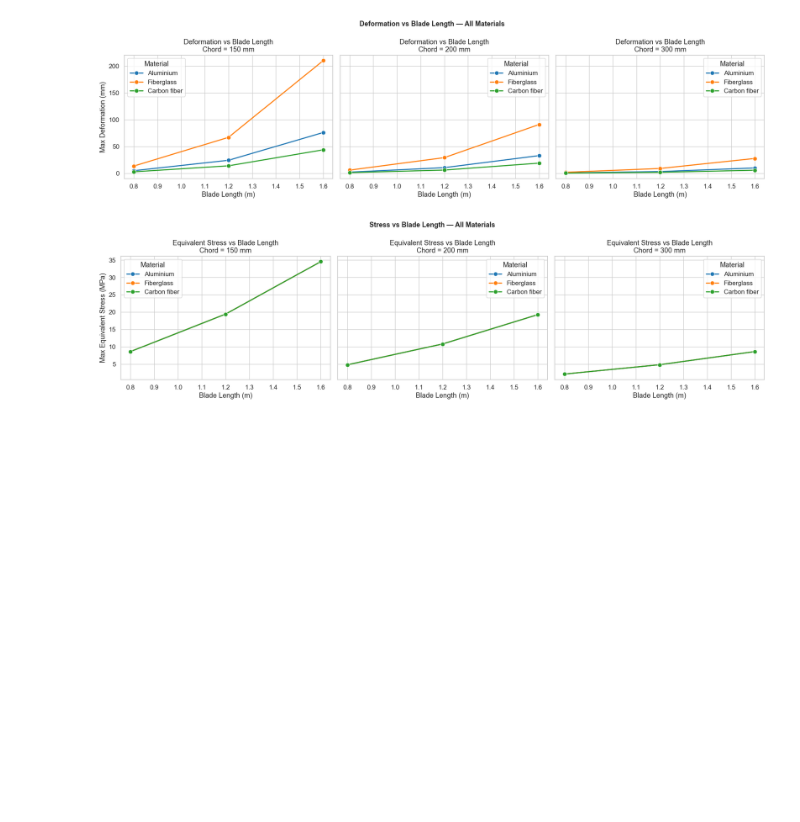
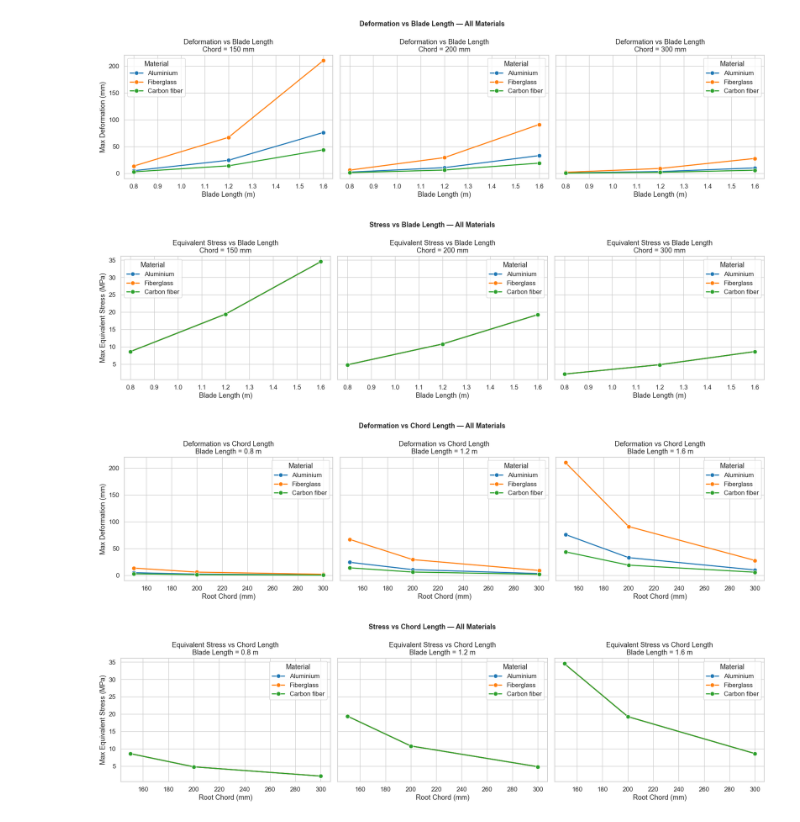
Before and after one commit to AMGhalcyon/Wind_Turbine_Project, a Jupyter notebook: Python/Validation_of_simulations_EDA.ipynb, the cells around one changed output. Saved outputs shown, nothing was run; the diff lists cells and outputs as text; code cells hidden in the pictures; blank space fills up the shorter version.

Commit message:
Fully inspected data, conducted thorough EDA along with correlation analysis, now preparing for ML

```diff
--- a/Python/validation_of_simulations.ipynb
+++ b/Python/Validation_of_simulations_EDA.ipynb
@@ -172,3 +173,48 @@ plt.show()
 # %% [output]
 [figure]
 [figure]
+# %%
+# Keeping 1000 Pa common and fixed in all graphs
+# Deformation vs Chord Length — by Material, faceted by Blade Length
+
+blade_lengths = sorted(sim_data_done["Blade_Length_m"].unique())
+n = len(blade_lengths)
+
+fig, axes = plt.subplots(1, n, figsize=(6*n, 5), sharey=True)
+if n == 1:
+    axes = [axes]
+
+for ax, bl in zip(axes, blade_lengths):
+    subset = sim_data_done[(sim_data_done["Blade_Length_m"] == bl) &
+                       (sim_data_done["Applied_Load_Pa"] == 1000)]
+    sns.lineplot(data=subset, x="Root_Chord_mm", y="Deformation_mm",
+                 hue="Material", marker="o", ax=ax, linewidth=2, markersize=8)
+    ax.set_title(f"Deformation vs Chord Length\nBlade Length = {bl} m")
+    ax.set_xlabel("Root Chord (mm)")
+    ax.set_ylabel("Max Deformation (mm)")
+
+fig.suptitle("Deformation vs Chord Length — All Materials", fontsize=13, fontweight="bold")
+plt.tight_layout()
+plt.show()
+
+# Stress vs Chord Length — by Material, faceted by Blade Length
+
+fig, axes = plt.subplots(1, n, figsize=(6*n, 5), sharey=True)
+if n == 1:
+    axes = [axes]
+
+for ax, bl in zip(axes, blade_lengths):
+    subset = sim_data_done[(sim_data_done["Blade_Length_m"] == bl) &
+                       (sim_data_done["Applied_Load_Pa"] == 1000)]
+    sns.lineplot(data=subset, x="Root_Chord_mm", y="Stress_MPa",
+                 hue="Material", marker="o", ax=ax, linewidth=2, markersize=8)
+    ax.set_title(f"Equivalent Stress vs Chord Length\nBlade Length = {bl} m")
+    ax.set_xlabel("Root Chord (mm)")
+    ax.set_ylabel("Max Equivalent Stress (MPa)")
+
+fig.suptitle("Stress vs Chord Length — All Materials", fontsize=13, fontweight="bold")
+plt.tight_layout()
+plt.show()
+# %% [output]
+[figure, added]
+[figure, added]
```
Also changed, not shown: parts of 1 cell of this notebook, 5 other files.
